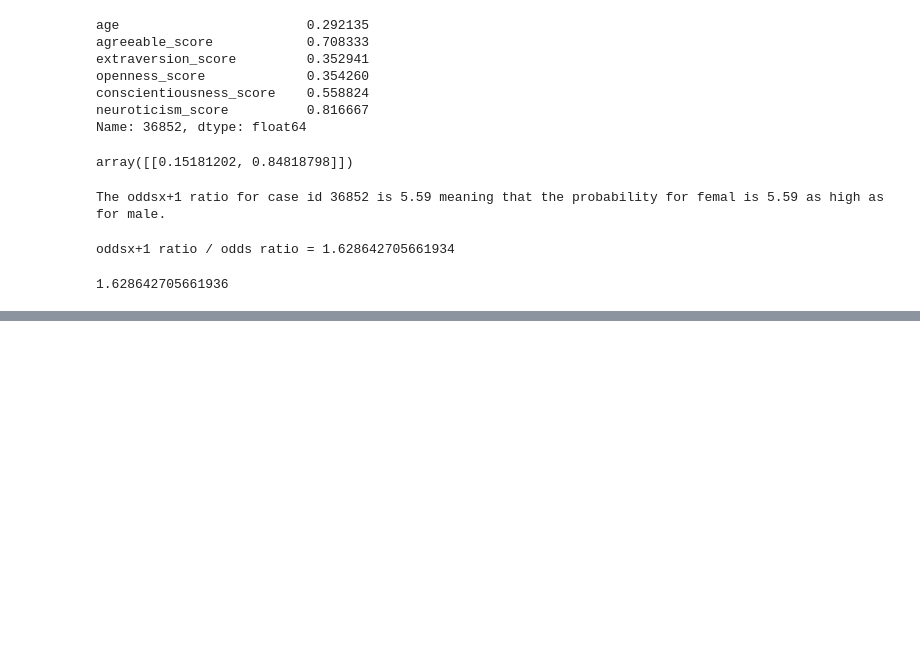
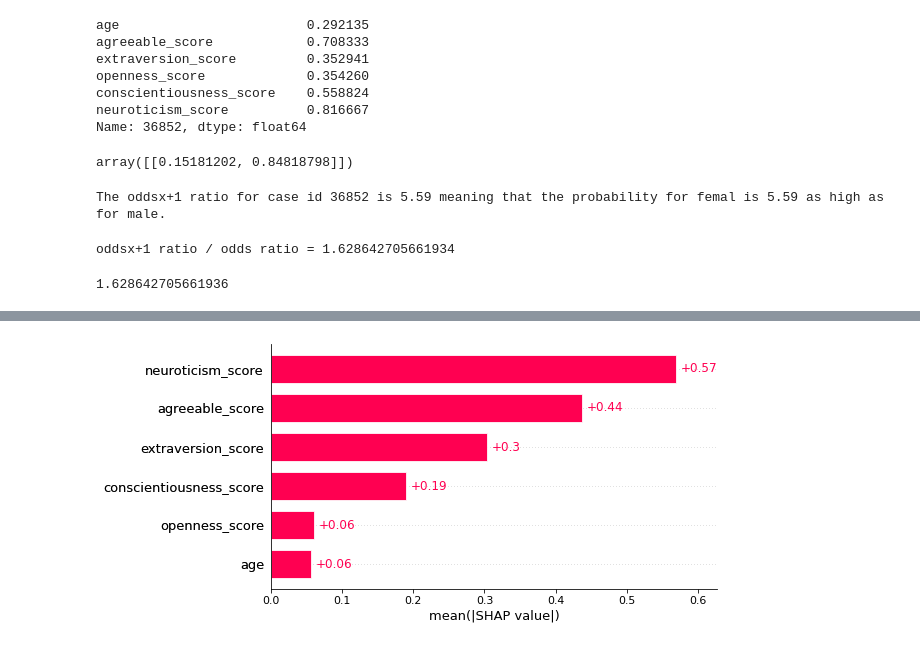
Before and after one commit to efratkohen/Big_five, a Jupyter notebook: Big Five.ipynb, the cells around one changed output, grey strips where cells are left out. Cells and saved outputs as stored; diff of their text form; code cells hidden in the pictures; blank space fills up the shorter version.

```diff
--- a/Big Five.ipynb
+++ b/Big Five.ipynb
@@ -629,0 +667,8 @@ Explainability1_df
+# %%
+X100 = shap.utils.sample(X_train, 100) # 100 instances for use as the background distribution
+explainer = shap.Explainer(gradient_boosting)
+shap_values = explainer(X_train)
+# %%
+shap.plots.bar(shap_values)
+# %% [output]
+[figure, added]
```
Also changed, not shown: parts of 16 cells of this notebook.
